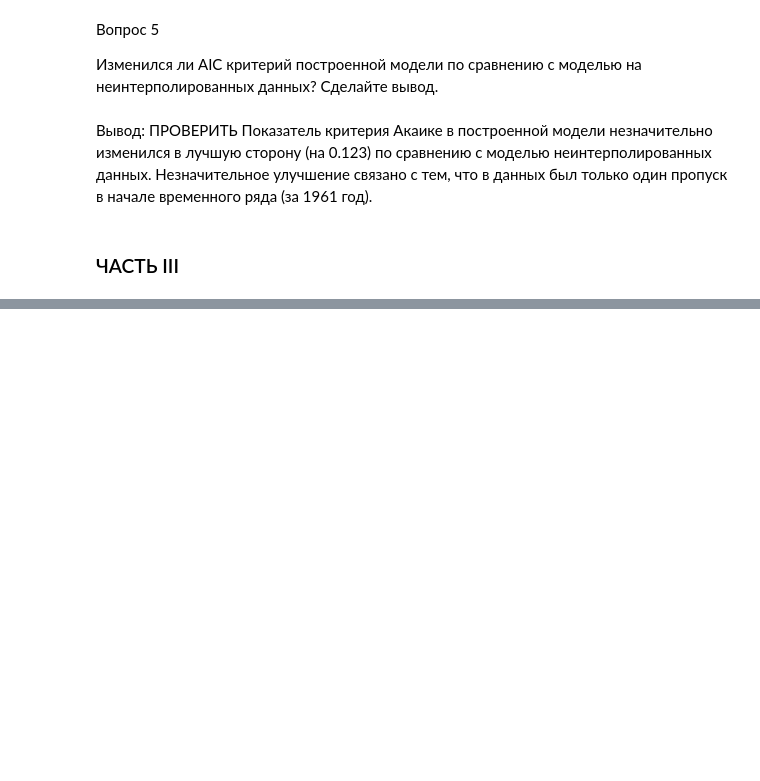
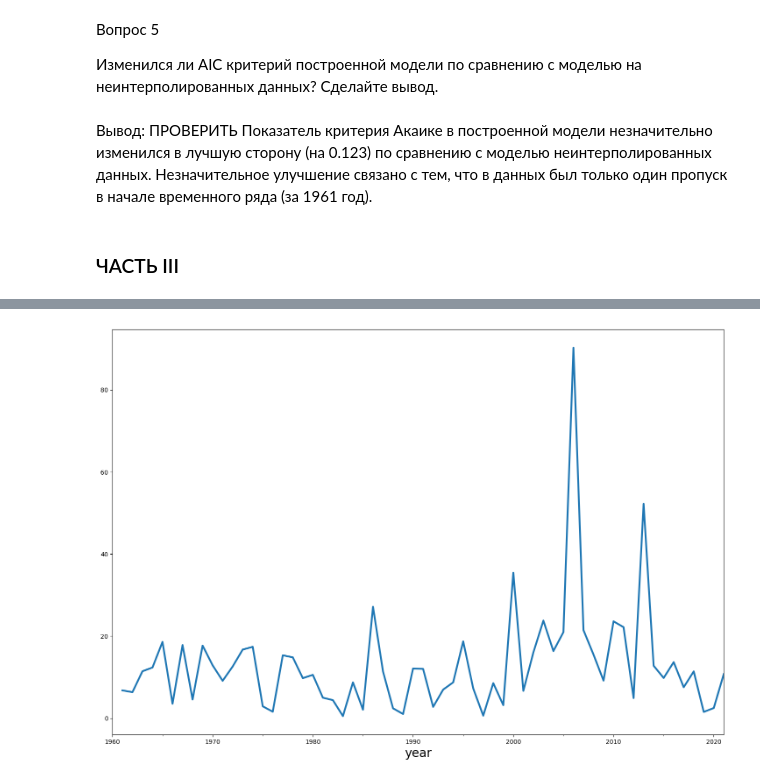
Before and after one commit to AlexGorel/IDE_NEW, a Jupyter notebook: MATH&ML-13. Временные ряды. Часть II/project-Part1_AlexGorel.ipynb, the cells around one changed output, grey strips where cells are left out. Drawn from its saved outputs; the diff is of its cells as text; code cells hidden in the pictures; blank space fills up the shorter version.

```diff
--- a/MATH&ML-13. Временные ряды. Часть II/project-Part1_AlexGorel.ipynb
+++ b/MATH&ML-13. Временные ряды. Часть II/project-Part1_AlexGorel.ipynb
@@ -574,0 +591,3 @@ Warnings:
+# %%
+interpolated_data['vol'] = interpolated_data.pct_change(1).mul(100).abs()
+interpolated_data
@@ -574,0 +609,5 @@ Warnings:
+# %%
+interpolated_data['vol'].plot()
+plt.show()
+# %% [output]
+[figure, added]
```
Also changed, not shown: parts of 42 cells of this notebook, 1 other file.
